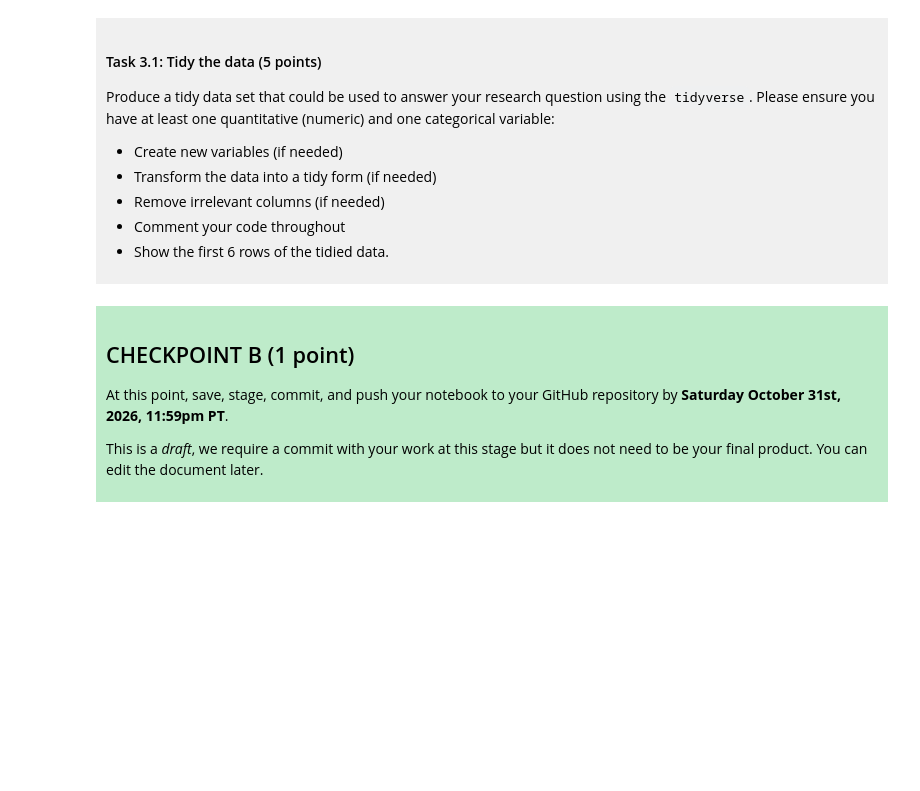
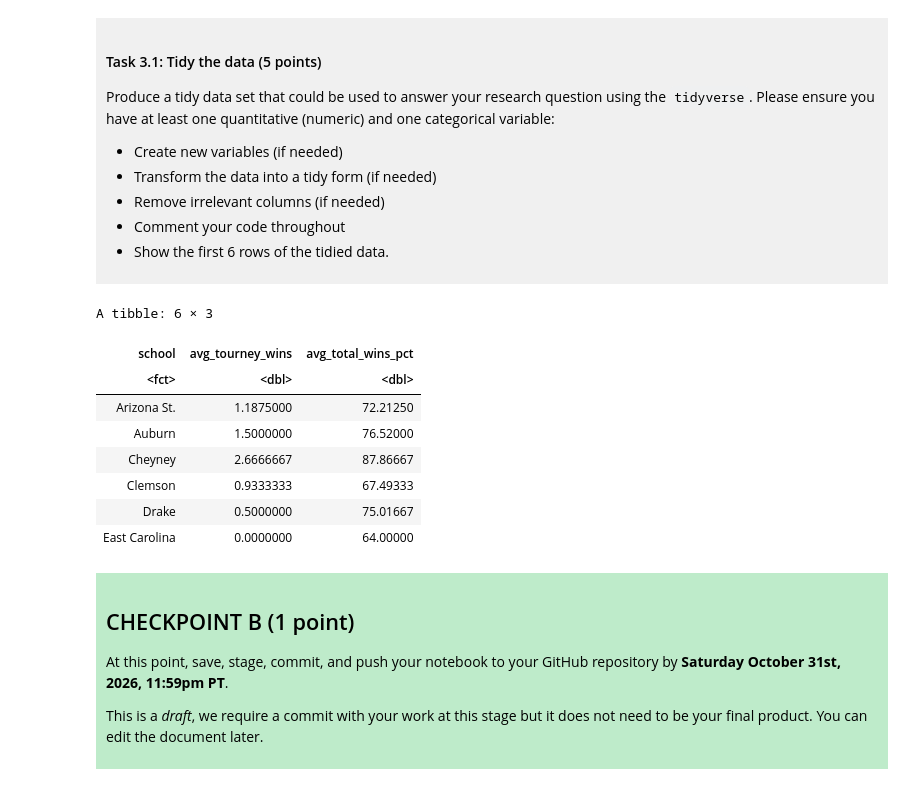
Before and after one commit to sofianoorrhu-12/dsci-100-project-sofia-rhuggenaath, a Jupyter notebook: dsci-100-project-notebook.ipynb, the cells around one changed output. Saved outputs shown, nothing was run; the diff lists cells and outputs as text; code cells hidden in the pictures; blank space fills up the shorter version.

```diff
--- a/dsci-100-project-notebook.ipynb
+++ b/dsci-100-project-notebook.ipynb
@@ -189,7 +216,27 @@ Produce a tidy data set that could be used to answer your research question usin
 
 </div>
 # %%
-### EDIT THIS CODE CELL ###
+tidy_march_madness <- march_madness_data |>
+select(school, tourney_wins, total_wins_pct) |> # Select the relevant columns.
+mutate(school = as_factor(school),
+       tourney_wins = as.numeric(tourney_wins),
+       total_wins_pct = as.numeric(total_wins_pct)) |> # Mutate so that the data in column 'school' is a factor, and that 'tourney_wins' and 'total_wins_pct' are numeric.
+group_by(school) |> # Group the data in the 'tourney_wins' and 'total_wins_pct' columns for each school in the data frame.
+summarize(avg_tourney_wins = mean(tourney_wins),
+          avg_total_wins_pct = mean(total_wins_pct)) |> # Take the average of the grouped data in 'tourney_wins' and 'avg_total_wins_pct' columns.
+head() # Show the first 6 rows of the data frame.
+
+tidy_march_madness
+# %% [output]
+A tibble: 6 × 3
+| school | avg_tourney_wins | avg_total_wins_pct |
+| <fct> | <dbl> | <dbl> |
+| Arizona St. | 1.1875000 | 72.21250 |
+| Auburn | 1.5000000 | 76.52000 |
+| Cheyney | 2.6666667 | 87.86667 |
+| Clemson | 0.9333333 | 67.49333 |
+| Drake | 0.5000000 | 75.01667 |
+| East Carolina | 0.0000000 | 64.00000 |
 # %% [markdown]
 <div style="background-color: #beebca; padding: 10px;">
 
```
Also changed, not shown: parts of 3 cells of this notebook.
